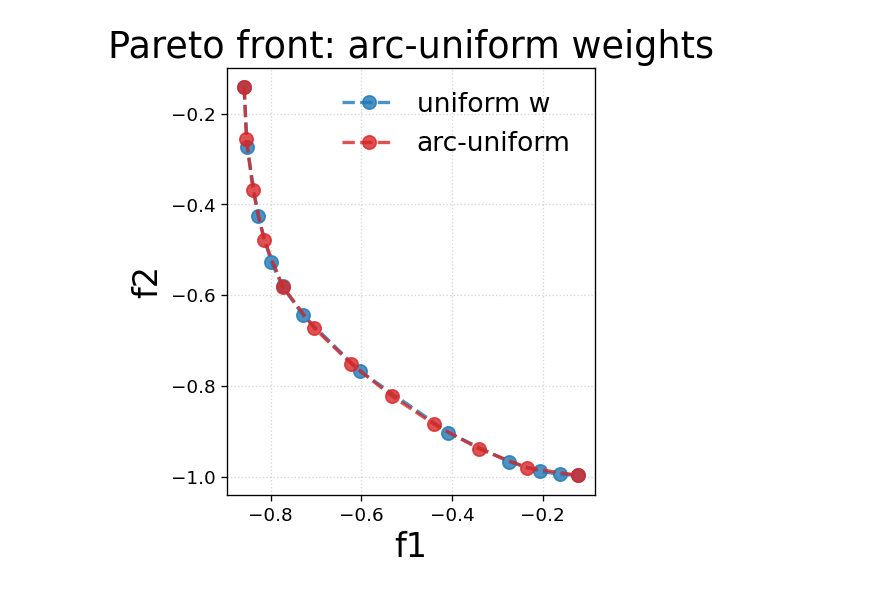
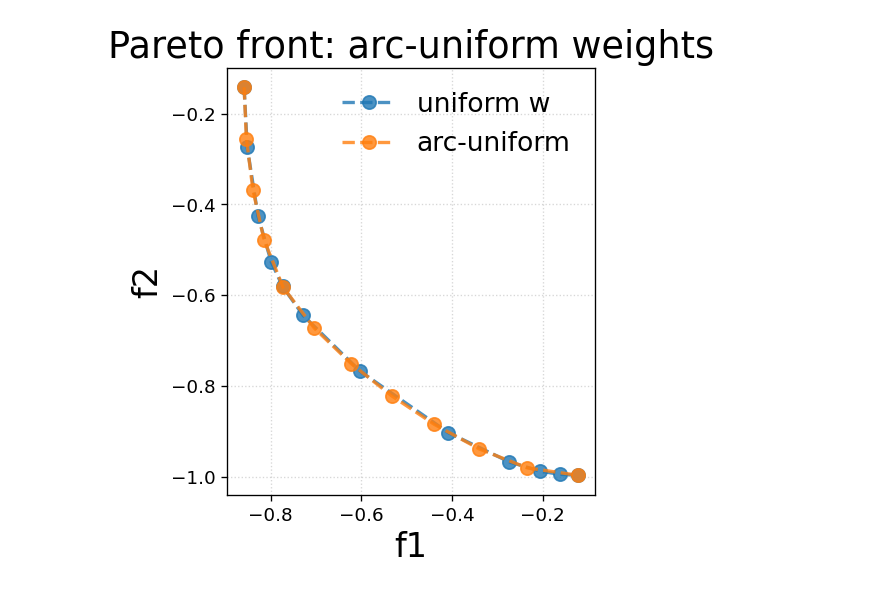
Before and after one commit to Liuyuan999/MOO_Uniform_PF, a Jupyter notebook: uniform_PF.ipynb, the cells around one changed output. Cells and saved outputs as stored; diff of their text form; code cells hidden in the pictures.

```diff
--- a/uniform_PF.ipynb
+++ b/uniform_PF.ipynb
@@ -367,33 +367,32 @@ plt.rcParams.update({
     # Legend
     "legend.frameon": False,
 
     # Layout
     "figure.autolayout": True
 })
 plt.plot(
     f_base_sorted[:, 0], f_base_sorted[:, 1],
     marker='o',
     linestyle='--',
     label='uniform w',
     alpha=0.8
 )
 
 plt.plot(
     f_arc_sorted[:, 0], f_arc_sorted[:, 1],
     marker='o',
     linestyle='--',
     label='arc-uniform',
-    alpha=0.8,
-    color='#d62728'
+    alpha=0.8
 )
 
 plt.xlabel("f1")
 plt.ylabel("f2")
 plt.axis('equal')
 plt.title("Pareto front: arc-uniform weights")
 plt.legend()
 # plt.grid(True)
 plt.gca().set_aspect('equal', adjustable='box')
 plt.show()
 # %% [output]
-[figure, old version]
+[figure, new version]
```
